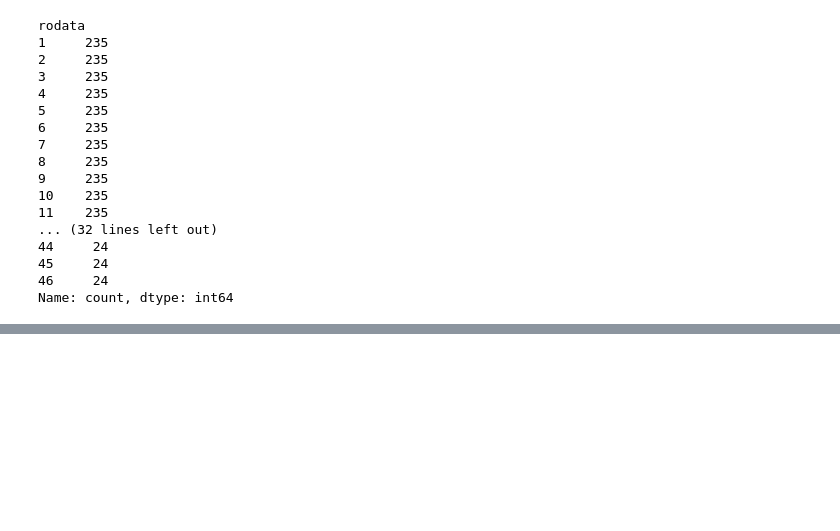
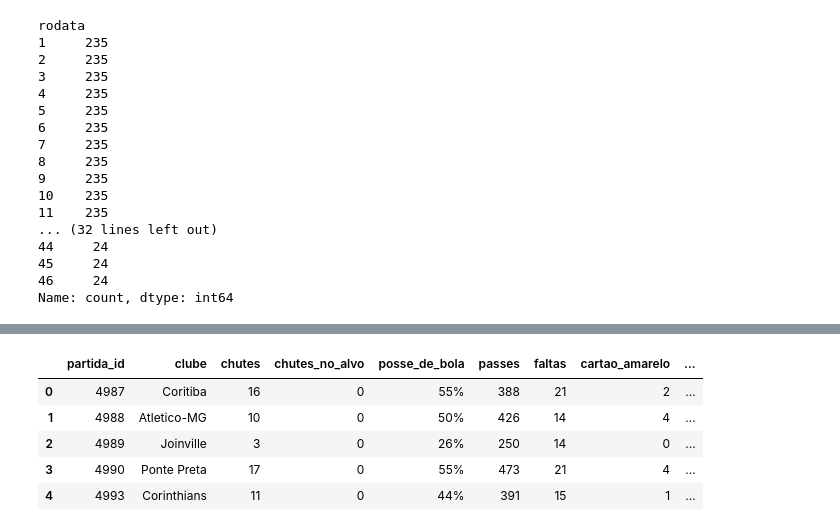
Before and after one commit to GustavoSarquis/Analise-Dataset-Brasileirao, a Jupyter notebook: analise_dados.ipynb, the cells around one changed output, grey strips where cells are left out. Cells and saved outputs as stored; diff of their text form; code cells hidden in the pictures; blank space fills up the shorter version.

```diff
--- a/analise_dados.ipynb
+++ b/analise_dados.ipynb
@@ -100,0 +243,2 @@ Name: count, dtype: int64
+# %%
+stats_visitante = stats_analise.merge(jogos_analise[["ID", "visitante"]],left_on=["partida_id", "clube"],right_on=["ID", "visitante"],how="inner")
@@ -100,0 +249,9 @@ Name: count, dtype: int64
+# %%
+stats_visitante.head()
+# %% [output]
+|  | partida_id | clube | chutes | chutes_no_alvo | posse_de_bola | passes | faltas | cartao_amarelo | ... |
+| 0 | 4987 | Coritiba | 16 | 0 | 55% | 388 | 21 | 2 | ... |
+| 1 | 4988 | Atletico-MG | 10 | 0 | 50% | 426 | 14 | 4 | ... |
+| 2 | 4989 | Joinville | 3 | 0 | 26% | 250 | 14 | 0 | ... |
+| 3 | 4990 | Ponte Preta | 17 | 0 | 55% | 473 | 21 | 4 | ... |
+| 4 | 4993 | Corinthians | 11 | 0 | 44% | 391 | 15 | 1 | ... |
```
Also changed, not shown: parts of 40 cells of this notebook.
